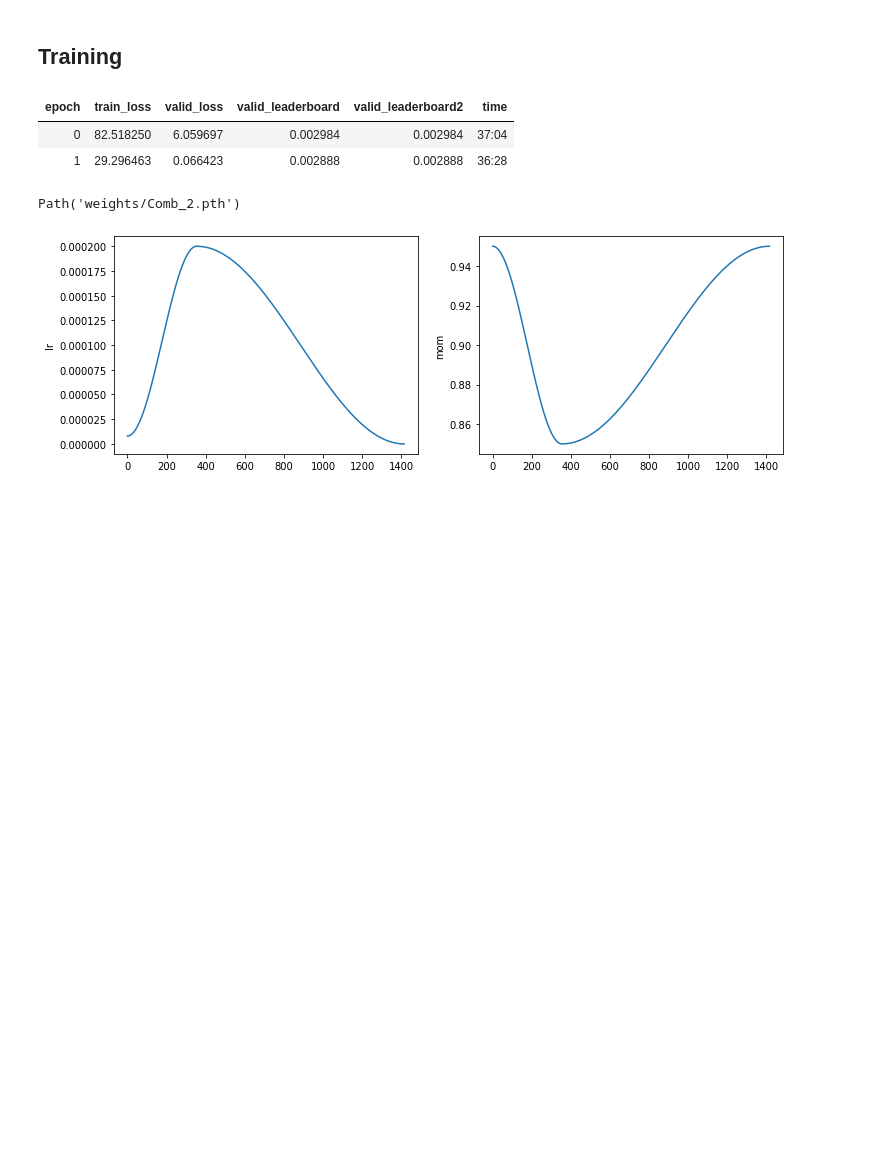
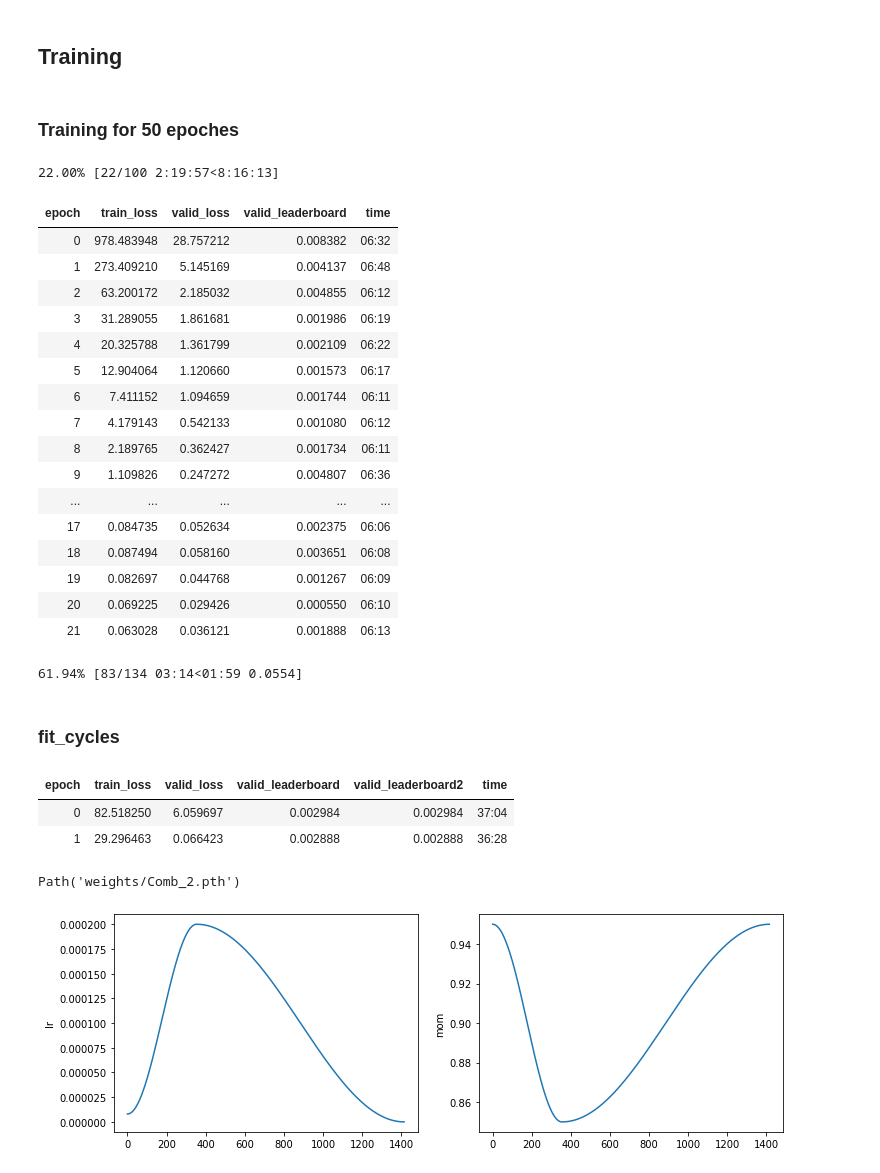
Before and after one commit to ZhenWZ/SST-Forecast, a Jupyter notebook: vunet/Train_vunet.ipynb, the cells around one changed output. Drawn from its saved outputs; the diff is of its cells as text; code cells hidden in the pictures; blank space fills up the shorter version.

```diff
--- a/vunet/Train_vunet.ipynb
+++ b/vunet/Train_vunet.ipynb
@@ -16,13 +22,13 @@ from data_utils import *
 ## Define Dataset
 # %%
 root = '/home/featurize/data/Generate_Data_Step_0_496_264_20020601_20190409.mat'
-train_dataset = MyDataset(root, mode='train', in_channels=32, out_channels=32, steps=1)
-valid_dataset = MyDataset(root, mode='valid', in_channels=32, out_channels=32, steps=1)
-test_dataset = MyDataset(root, mode='test', in_channels=32, out_channels=32, steps=1)
+train_dataset = MyDataset(root, mode='train', in_channels=32, out_channels=8, steps=4)
+valid_dataset = MyDataset(root, mode='valid', in_channels=32, out_channels=8, steps=4)
+test_dataset = MyDataset(root, mode='test', in_channels=32, out_channels=8, steps=4)
 # %%
-batch_size = 6
+batch_size = 8
 device = 'cuda'
-folder_to_save_models = 'weights_32-32'
+folder_to_save_models = 'weights_32-32_epoch100'
 
 train_dl = FastDataLoader(dataset=train_dataset,
                           bs=batch_size,
@@ -75,2 +78,4 @@ GroupNorm                                 128        True
 # %% [markdown]
 ## Training
+# %% [markdown]
+### Training for 50 epoches
@@ -77,3 +84,27 @@ GroupNorm                                 128        True
+# %%
+learn.fit(100, lr=2e-4, cbs=[CSVLogger, EarlyStoppingCallback(monitor='valid_loss', patience=15), SaveModelCallback(every_epoch=2)])
+# %% [output]
+22.00% [22/100 2:19:57<8:16:13]
+| epoch | train_loss | valid_loss | valid_leaderboard | time |
+| 0 | 978.483948 | 28.757212 | 0.008382 | 06:32 |
+| 1 | 273.409210 | 5.145169 | 0.004137 | 06:48 |
+| 2 | 63.200172 | 2.185032 | 0.004855 | 06:12 |
+| 3 | 31.289055 | 1.861681 | 0.001986 | 06:19 |
+| 4 | 20.325788 | 1.361799 | 0.002109 | 06:22 |
+| 5 | 12.904064 | 1.120660 | 0.001573 | 06:17 |
+| 6 | 7.411152 | 1.094659 | 0.001744 | 06:11 |
+| 7 | 4.179143 | 0.542133 | 0.001080 | 06:12 |
+| 8 | 2.189765 | 0.362427 | 0.001734 | 06:11 |
+| 9 | 1.109826 | 0.247272 | 0.004807 | 06:36 |
+| ... | ... | ... | ... | ... |
+| 17 | 0.084735 | 0.052634 | 0.002375 | 06:06 |
+| 18 | 0.087494 | 0.058160 | 0.003651 | 06:08 |
+| 19 | 0.082697 | 0.044768 | 0.001267 | 06:09 |
+| 20 | 0.069225 | 0.029426 | 0.000550 | 06:10 |
+| 21 | 0.063028 | 0.036121 | 0.001888 | 06:13 |
+61.94% [83/134 03:14<01:59 0.0554]
+# %% [markdown]
+### fit_cycles
 # %%
 learn.fit_one_cycle(2, lr_max=2e-04)
 # %% [output]
```
Also changed, not shown: parts of 14 cells of this notebook, 20 other files.
